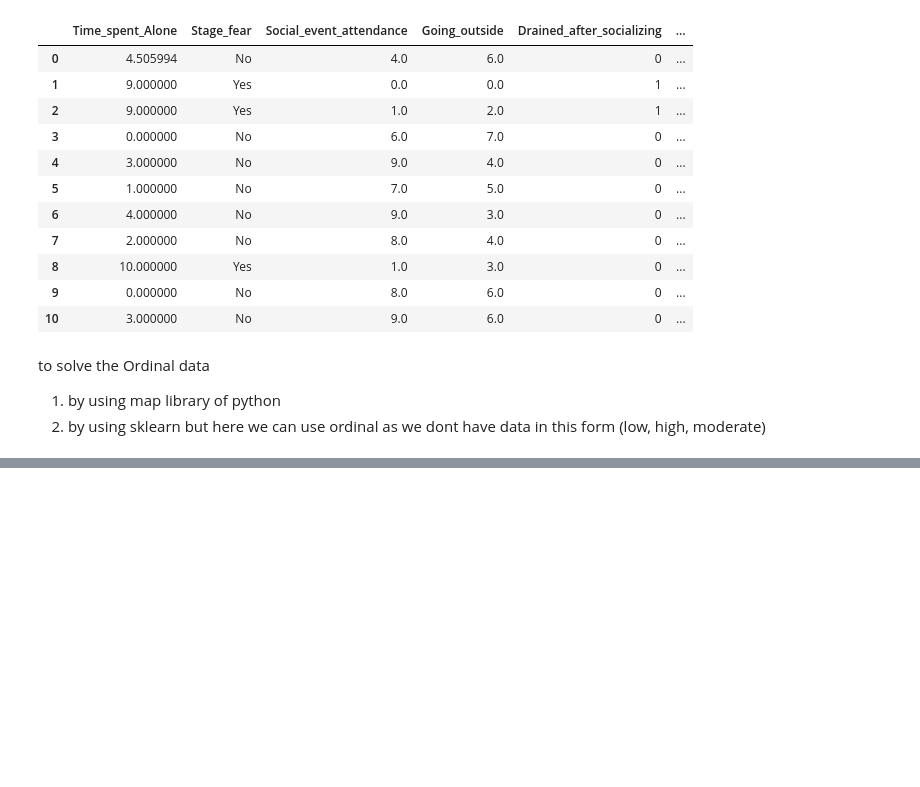
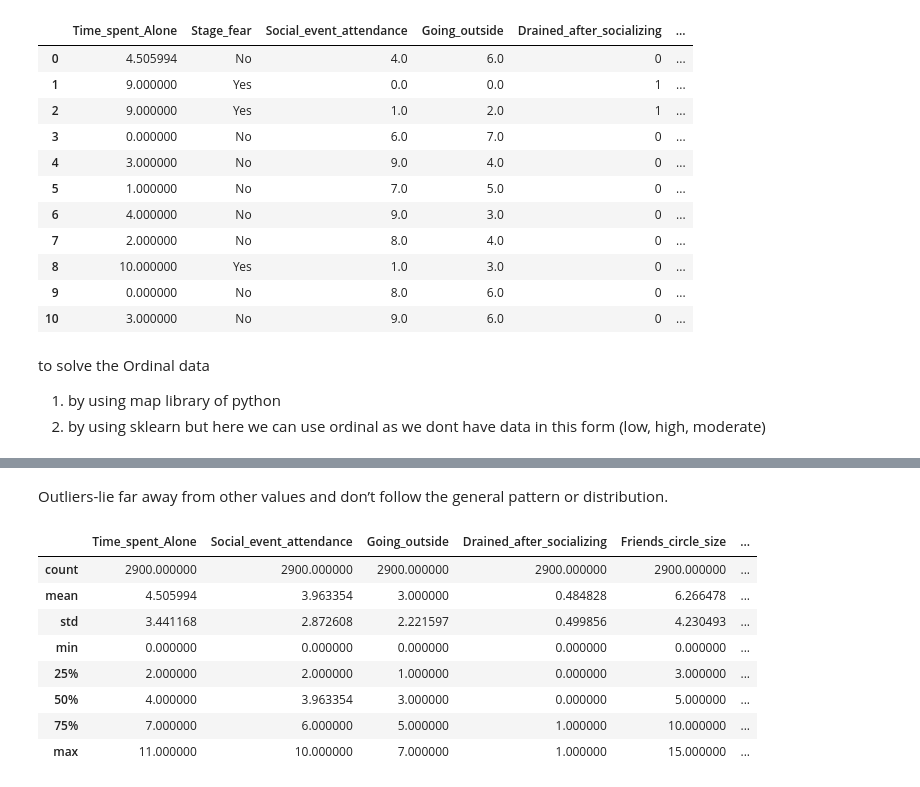
Before and after one commit to gitcrusher/DataScience, a Jupyter notebook: Personality_Analysis/main1.ipynb, the cells around one changed output, grey strips where cells are left out. Saved outputs shown, nothing was run; the diff lists cells and outputs as text; code cells hidden in the pictures; blank space fills up the shorter version.

```diff
--- a/Personality_Analysis/main1.ipynb
+++ b/Personality_Analysis/main1.ipynb
@@ -270,0 +287,14 @@ but here we can use ordinal as we dont have data in this form (low, high, modera
+# %% [markdown]
+Outliers-lie far away from other values and don’t follow the general pattern or distribution.
+# %%
+df.describe()
+# %% [output]
+|  | Time_spent_Alone | Social_event_attendance | Going_outside | Drained_after_socializing | Friends_circle_size | ... |
+| count | 2900.000000 | 2900.000000 | 2900.000000 | 2900.000000 | 2900.000000 | ... |
+| mean | 4.505994 | 3.963354 | 3.000000 | 0.484828 | 6.266478 | ... |
+| std | 3.441168 | 2.872608 | 2.221597 | 0.499856 | 4.230493 | ... |
+| min | 0.000000 | 0.000000 | 0.000000 | 0.000000 | 0.000000 | ... |
+| 25% | 2.000000 | 2.000000 | 1.000000 | 0.000000 | 3.000000 | ... |
+| 50% | 4.000000 | 3.963354 | 3.000000 | 0.000000 | 5.000000 | ... |
+| 75% | 7.000000 | 6.000000 | 5.000000 | 1.000000 | 10.000000 | ... |
+| max | 11.000000 | 10.000000 | 7.000000 | 1.000000 | 15.000000 | ... |
```
Also changed, not shown: parts of 5 cells of this notebook.
